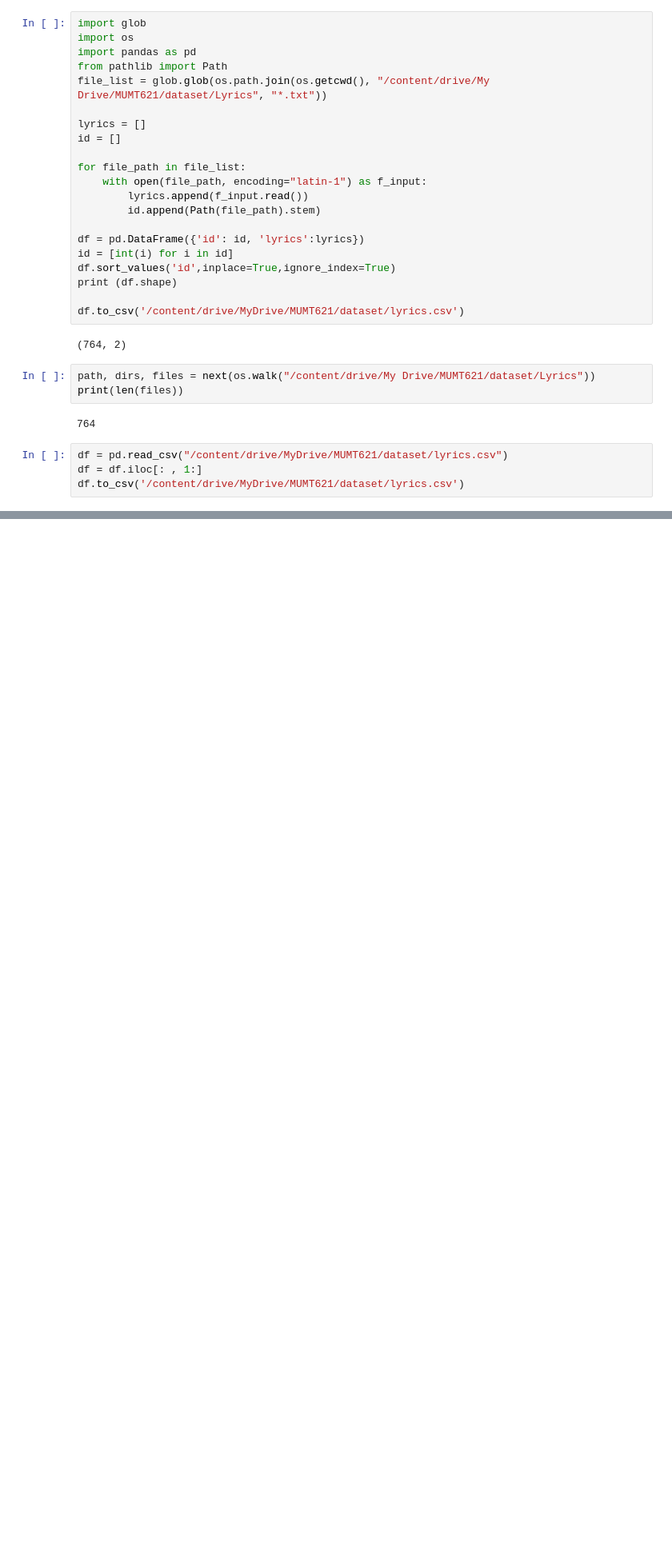
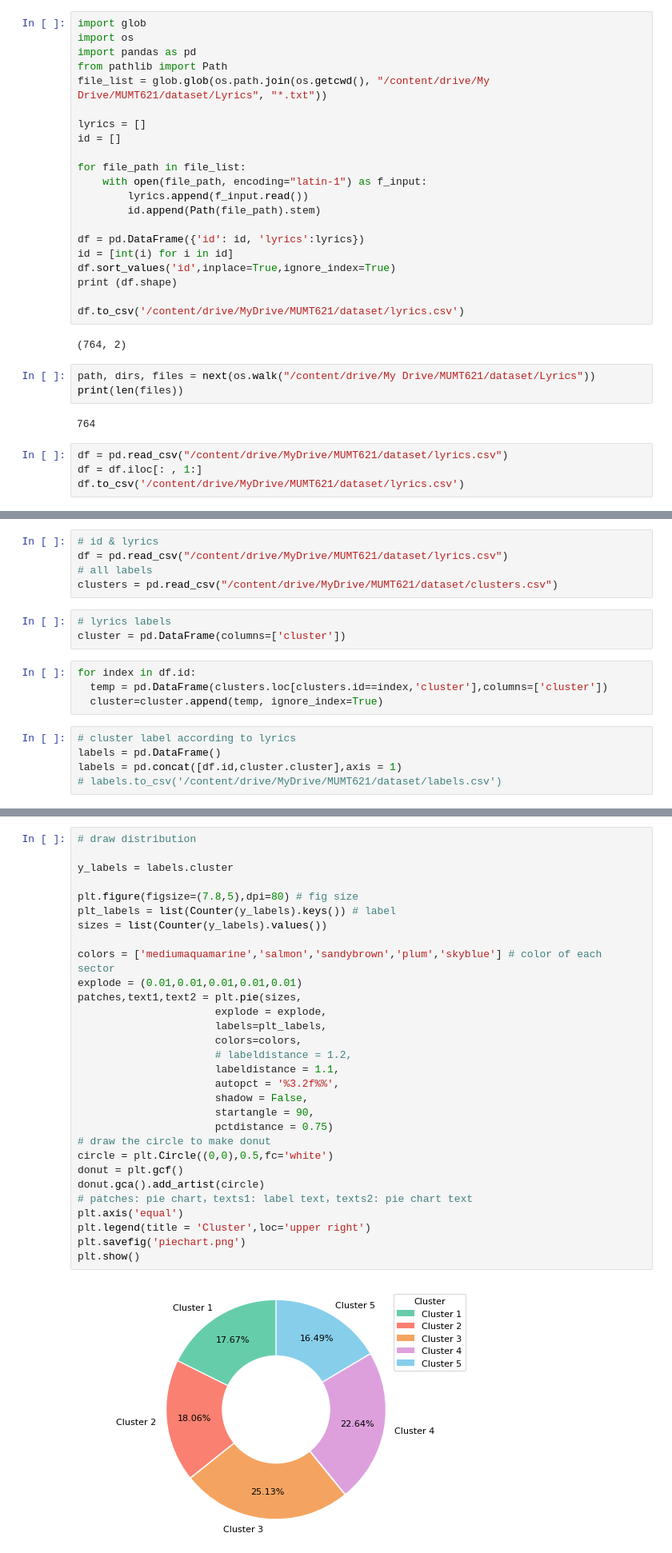
Before and after one commit to yinanazhou/Multimodal-Music-Emotion, a Jupyter notebook: dataset.ipynb, the cells around one changed output, grey strips where cells are left out. Shown at 80% size. Saved outputs shown, nothing was run; the diff lists cells and outputs as text; blank space fills up the shorter version.

Commit message:
draw distribution pie chart

```diff
--- a/dataset.ipynb
+++ b/dataset.ipynb
@@ -119,0 +122,17 @@ df.to_csv('/content/drive/MyDrive/MUMT621/dataset/lyrics.csv')
+# %%
+# id & lyrics
+df = pd.read_csv("/content/drive/MyDrive/MUMT621/dataset/lyrics.csv")
+# all labels
+clusters = pd.read_csv("/content/drive/MyDrive/MUMT621/dataset/clusters.csv")
+# %%
+# lyrics labels
+cluster = pd.DataFrame(columns=['cluster'])
+# %%
+for index in df.id:
+  temp = pd.DataFrame(clusters.loc[clusters.id==index,'cluster'],columns=['cluster'])
+  cluster=cluster.append(temp, ignore_index=True)
+# %%
+# cluster label according to lyrics
+labels = pd.DataFrame()
+labels = pd.concat([df.id,cluster.cluster],axis = 1)
+# labels.to_csv('/content/drive/MyDrive/MUMT621/dataset/labels.csv')
@@ -119,0 +147,32 @@ df.to_csv('/content/drive/MyDrive/MUMT621/dataset/lyrics.csv')
+# %%
+# draw distribution
+
+y_labels = labels.cluster
+
+plt.figure(figsize=(7.8,5),dpi=80) # fig size
+plt_labels = list(Counter(y_labels).keys()) # label
+sizes = list(Counter(y_labels).values())
+
+colors = ['mediumaquamarine','salmon','sandybrown','plum','skyblue'] # color of each sector
+explode = (0.01,0.01,0.01,0.01,0.01)
+patches,text1,text2 = plt.pie(sizes,
+                      explode = explode,
+                      labels=plt_labels,
+                      colors=colors,
+                      # labeldistance = 1.2,
+                      labeldistance = 1.1,
+                      autopct = '%3.2f%%',
+                      shadow = False,
+                      startangle = 90,
+                      pctdistance = 0.75)
+# draw the circle to make donut
+circle = plt.Circle((0,0),0.5,fc='white')
+donut = plt.gcf()
+donut.gca().add_artist(circle)
+# patches: pie chart，texts1: label text，texts2: pie chart text
+plt.axis('equal')
+plt.legend(title = 'Cluster',loc='upper right')
+plt.savefig('piechart.png')
+plt.show()
+# %% [output]
+[figure, added]
```
Also changed, not shown: parts of 4 cells of this notebook.
